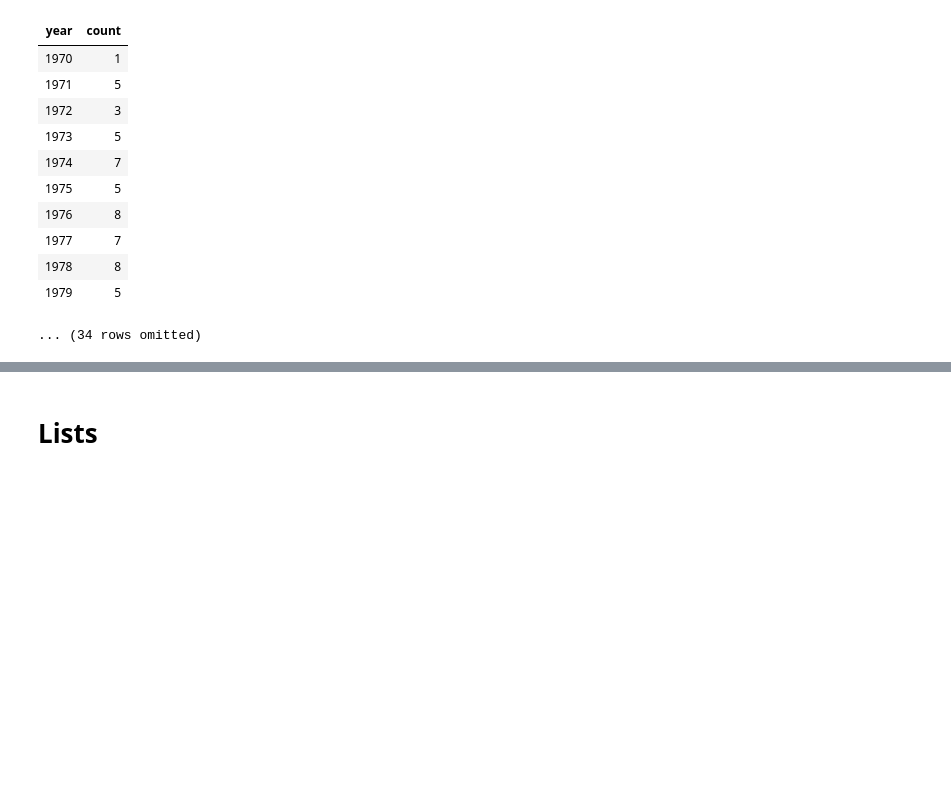
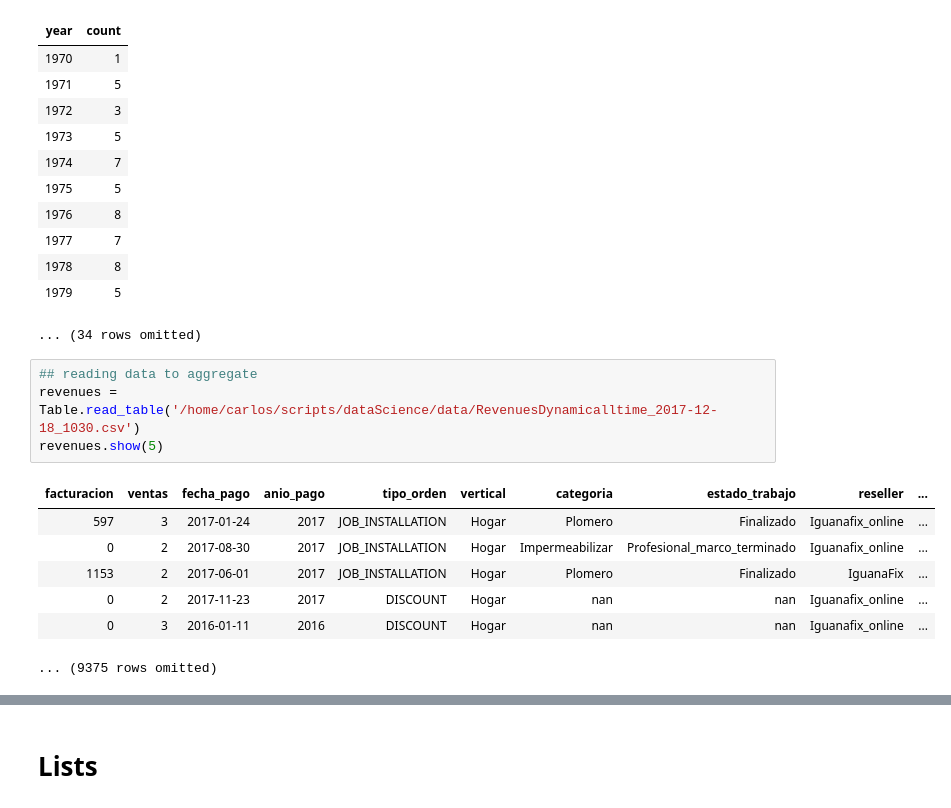
Before and after one commit to caramirezal/programming, a Jupyter notebook: python/arrays.ipynb, the cells around one changed output, grey strips where cells are left out. Cells and saved outputs as stored; diff of their text form; blank space fills up the shorter version.

```diff
--- a/python/arrays.ipynb
+++ b/python/arrays.ipynb
@@ -278,3 +299,15 @@ movies.group("year")
 | 1978 | 8 |
 | 1979 | 5 |
 ... (34 rows omitted)
+# %%
+## reading data to aggregate
+revenues = Table.read_table('/home/carlos/scripts/dataScience/data/RevenuesDynamicalltime_2017-12-18_1030.csv')
+revenues.show(5)
+# %% [output]
+| facturacion | ventas | fecha_pago | anio_pago | tipo_orden | vertical | categoria | estado_trabajo | reseller | ... |
+| 597 | 3 | 2017-01-24 | 2017 | JOB_INSTALLATION | Hogar | Plomero | Finalizado | Iguanafix_online | ... |
+| 0 | 2 | 2017-08-30 | 2017 | JOB_INSTALLATION | Hogar | Impermeabilizar | Profesional_marco_terminado | Iguanafix_online | ... |
+| 1153 | 2 | 2017-06-01 | 2017 | JOB_INSTALLATION | Hogar | Plomero | Finalizado | IguanaFix | ... |
+| 0 | 2 | 2017-11-23 | 2017 | DISCOUNT | Hogar | nan | nan | Iguanafix_online | ... |
+| 0 | 3 | 2016-01-11 | 2016 | DISCOUNT | Hogar | nan | nan | Iguanafix_online | ... |
+... (9375 rows omitted)
```
Also changed, not shown: parts of 6 cells of this notebook.
